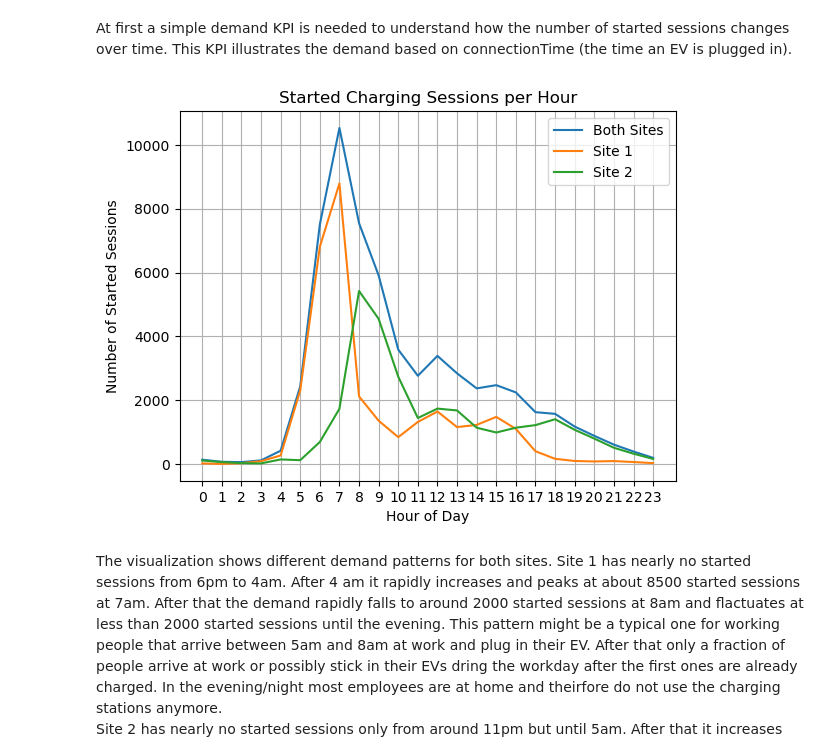
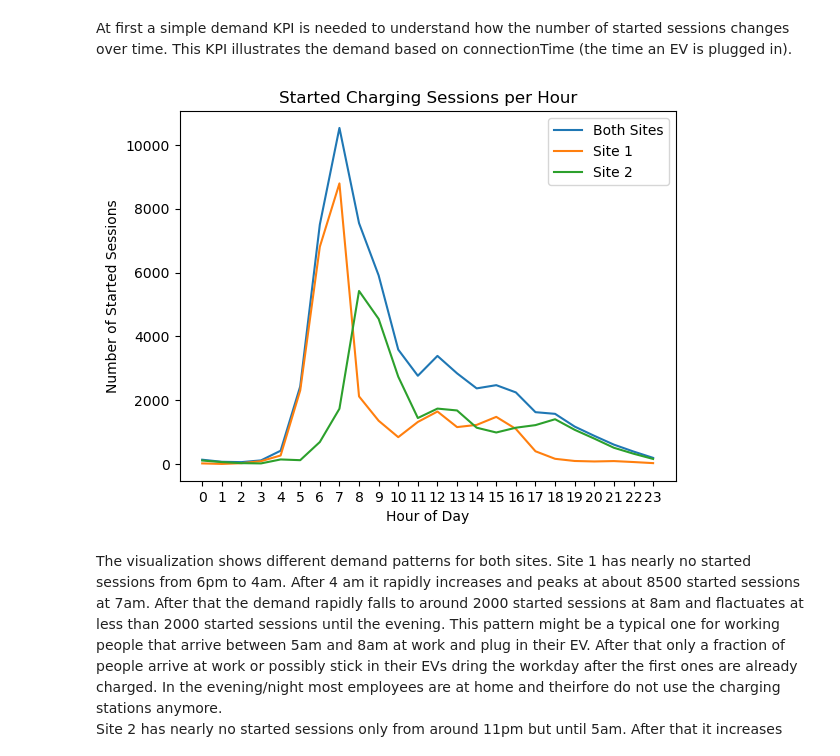
Before and after one commit to JakobJetter/AA_Project_WS2526, a Jupyter notebook: 02_Descriptive_Analytics/key_performance_indicators.ipynb, the cells around one changed output. Cells and saved outputs as stored; diff of their text form; code cells hidden in the pictures.

Commit message:
remove grids from visualization

```diff
--- a/02_Descriptive_Analytics/key_performance_indicators.ipynb
+++ b/02_Descriptive_Analytics/key_performance_indicators.ipynb
@@ -128,22 +128,21 @@ At first a simple demand KPI is needed to understand how the number of started s
 # %%
 # simply count the number of sessions per hour
 sessions_per_hour = (charging_data_hours.size())
 sessions_per_hour_site1 = (site1_hours.size())
 sessions_per_hour_site2 = (site2_hours.size())
 
 plt.figure()
 plt.plot(sessions_per_hour.index, sessions_per_hour.values, label="Both Sites")
 plt.plot(sessions_per_hour_site1.index, sessions_per_hour_site1.values, label="Site 1")
 plt.plot(sessions_per_hour_site2.index, sessions_per_hour_site2.values, label="Site 2")
 plt.xlabel("Hour of Day")
 plt.ylabel("Number of Started Sessions")
 plt.title("Started Charging Sessions per Hour")
 plt.xticks(range(0, 24))
-plt.grid(True)
 plt.legend()
 plt.show()
 # %% [output]
-[figure, old version]
+[figure, new version]
 # %% [markdown]
 The visualization shows different demand patterns for both sites. Site 1 has nearly no started sessions from 6pm to 4am. After 4 am it rapidly increases and peaks at about 8500 started sessions at 7am. After that the demand rapidly falls to around 2000 started sessions at 8am and flactuates at less than 2000 started sessions until the evening. This pattern might be a typical one for working people that arrive between 5am and 8am at work and plug in their EV. After that only a fraction of people arrive at work or possibly stick in their EVs dring the workday after the first ones are already charged. In the evening/night most employees are at home and theirfore do not use the charging stations anymore.
 Site 2 has nearly no started sessions only from around 11pm but until 5am. After that it increases until the peak of about 5000 started sessions is reached at 8am. The demand decreases until 11am and flactuates after that until around 6pm after which the demand steadily decreases until it is around 0. Since the peak is reached later than in Site 1 and the overall up- and downturns are less extreme this site might be from e.g. a university where people mostly arrive later than to work but still in the morning. Also lectures are happening until evening which is why a medium sized fraction of people arrives at midday.
```
Also changed, not shown: parts of 8 cells of this notebook.
